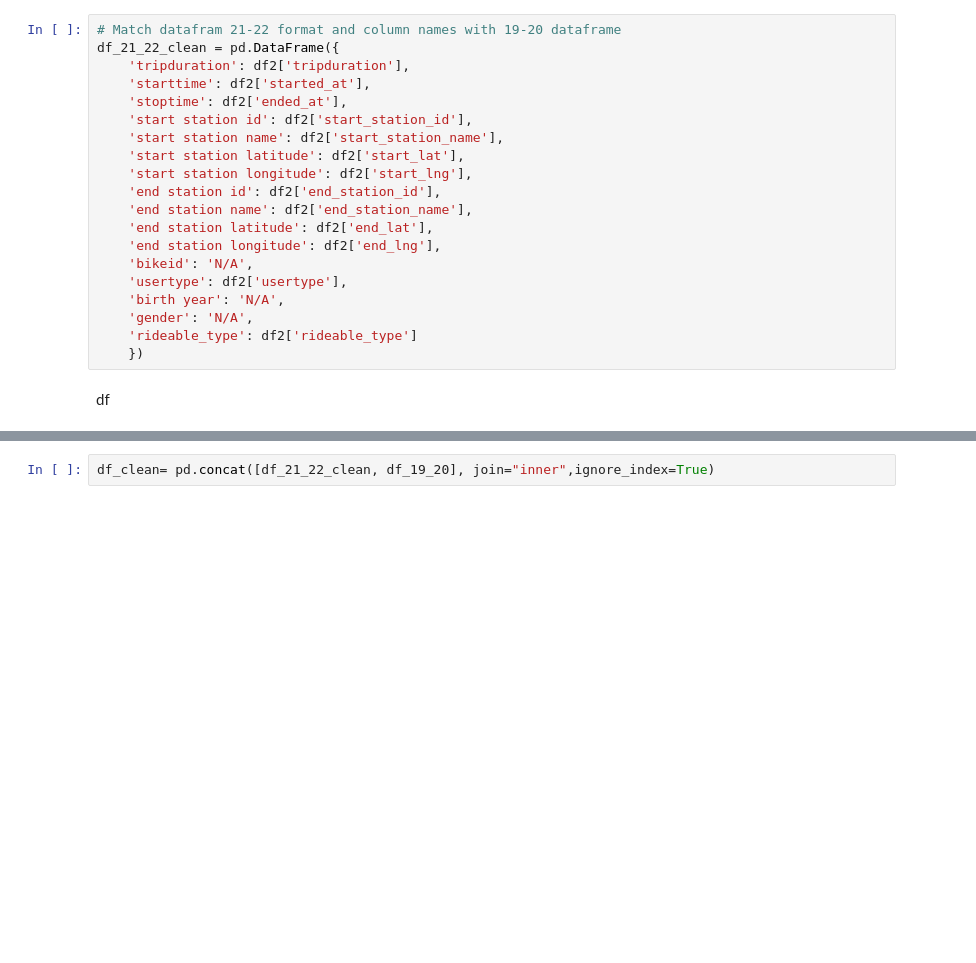
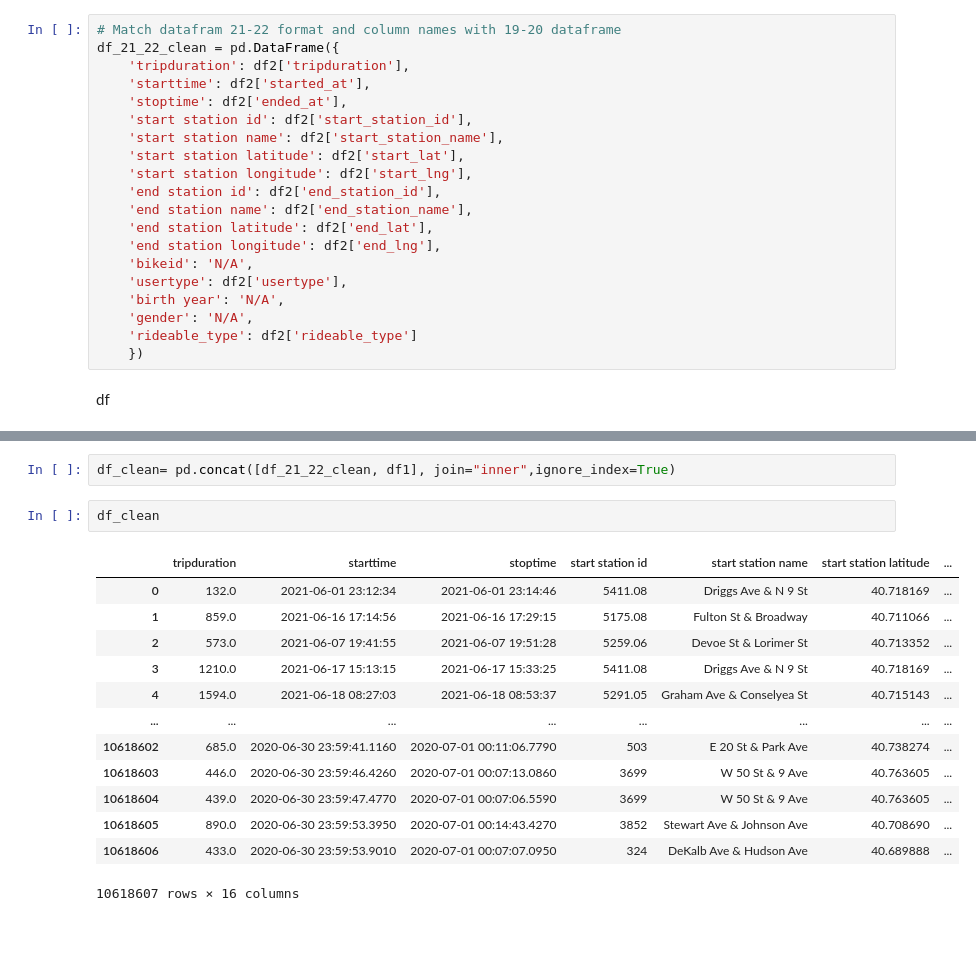
Before and after one commit to yaf978/Citi_Bike_Challenge, a Jupyter notebook: bike_data_prep.ipynb, the cells around one changed output, grey strips where cells are left out. Drawn from its saved outputs; the diff is of its cells as text; blank space fills up the shorter version.

```diff
--- a/bike_data_prep.ipynb
+++ b/bike_data_prep.ipynb
@@ -244,5 +240,21 @@ df_21_22_clean
 # %%
-df_clean= pd.concat([df_21_22_clean, df_19_20], join="inner",ignore_index=True)
+df_clean= pd.concat([df_21_22_clean, df1], join="inner",ignore_index=True)
+# %%
+df_clean
+# %% [output]
+|  | tripduration | starttime | stoptime | start station id | start station name | start station latitude | ... |
+| 0 | 132.0 | 2021-06-01 23:12:34 | 2021-06-01 23:14:46 | 5411.08 | Driggs Ave & N 9 St | 40.718169 | ... |
+| 1 | 859.0 | 2021-06-16 17:14:56 | 2021-06-16 17:29:15 | 5175.08 | Fulton St & Broadway | 40.711066 | ... |
+| 2 | 573.0 | 2021-06-07 19:41:55 | 2021-06-07 19:51:28 | 5259.06 | Devoe St & Lorimer St | 40.713352 | ... |
+| 3 | 1210.0 | 2021-06-17 15:13:15 | 2021-06-17 15:33:25 | 5411.08 | Driggs Ave & N 9 St | 40.718169 | ... |
+| 4 | 1594.0 | 2021-06-18 08:27:03 | 2021-06-18 08:53:37 | 5291.05 | Graham Ave & Conselyea St | 40.715143 | ... |
+| ... | ... | ... | ... | ... | ... | ... | ... |
+| 10618602 | 685.0 | 2020-06-30 23:59:41.1160 | 2020-07-01 00:11:06.7790 | 503 | E 20 St & Park Ave | 40.738274 | ... |
+| 10618603 | 446.0 | 2020-06-30 23:59:46.4260 | 2020-07-01 00:07:13.0860 | 3699 | W 50 St & 9 Ave | 40.763605 | ... |
+| 10618604 | 439.0 | 2020-06-30 23:59:47.4770 | 2020-07-01 00:07:06.5590 | 3699 | W 50 St & 9 Ave | 40.763605 | ... |
+| 10618605 | 890.0 | 2020-06-30 23:59:53.3950 | 2020-07-01 00:14:43.4270 | 3852 | Stewart Ave & Johnson Ave | 40.708690 | ... |
+| 10618606 | 433.0 | 2020-06-30 23:59:53.9010 | 2020-07-01 00:07:07.0950 | 324 | DeKalb Ave & Hudson Ave | 40.689888 | ... |
+10618607 rows × 16 columns
 # %% [markdown]
 ##
 # %%
```
Also changed, not shown: parts of 18 cells of this notebook, 15 other files.
